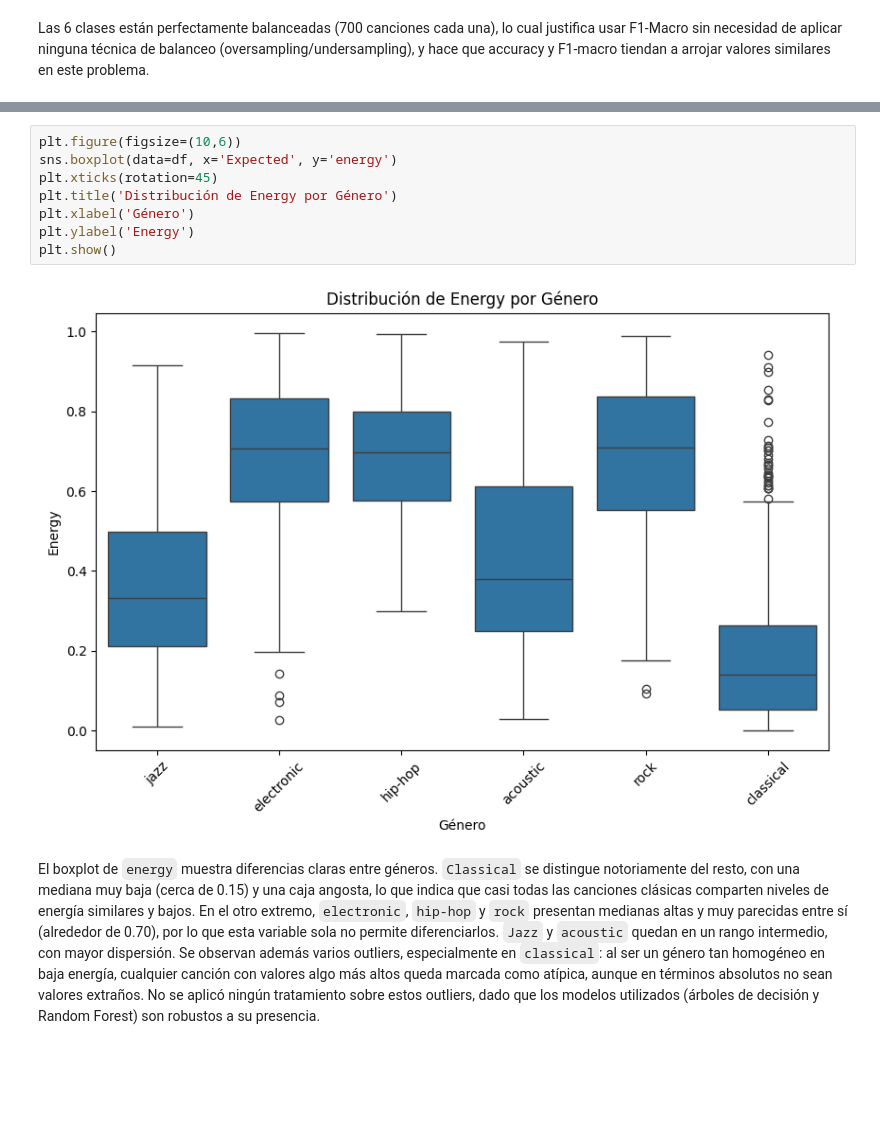
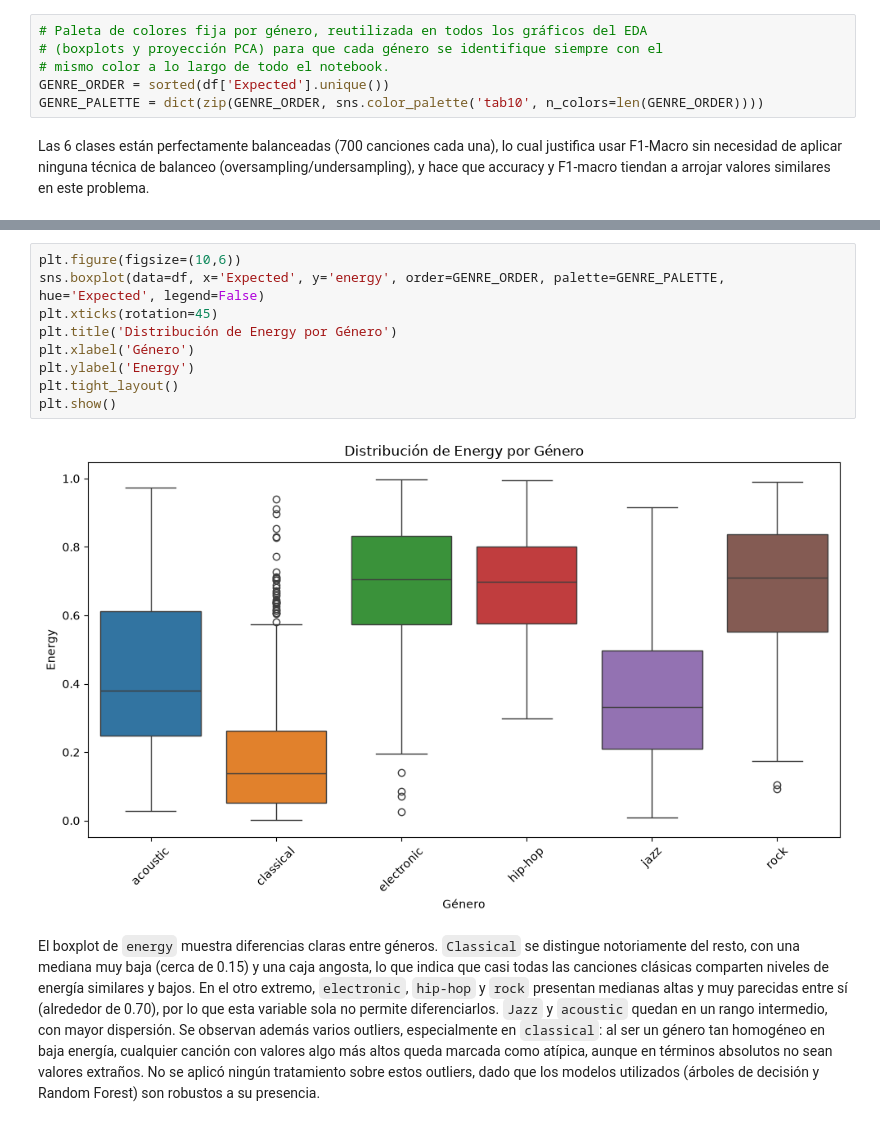
Before and after one commit to mvbullrich/tp2-tdvi-spotify, a Jupyter notebook: TP2_TDVI.ipynb, the cells around one changed output, grey strips where cells are left out. Drawn from its saved outputs; the diff is of its cells as text; blank space fills up the shorter version.

```diff
--- a/TP2_TDVI.ipynb
+++ b/TP2_TDVI.ipynb
@@ -77,6 +107,12 @@ acoustic      700
 rock          700
 classical     700
 Name: count, dtype: int64
+# %%
+# Paleta de colores fija por género, reutilizada en todos los gráficos del EDA
+# (boxplots y proyección PCA) para que cada género se identifique siempre con el
+# mismo color a lo largo de todo el notebook.
+GENRE_ORDER = sorted(df['Expected'].unique())
+GENRE_PALETTE = dict(zip(GENRE_ORDER, sns.color_palette('tab10', n_colors=len(GENRE_ORDER))))
 # %% [markdown]
 Las 6 clases están perfectamente balanceadas (700 canciones cada una), lo cual justifica usar F1-Macro sin necesidad de aplicar ninguna técnica de balanceo (oversampling/undersampling), y hace que accuracy y F1-macro tiendan a arrojar valores similares en este problema.
 # %% [markdown]
@@ -89,13 +137,14 @@ import matplotlib.pyplot as plt
 # %%
 plt.figure(figsize=(10,6))
-sns.boxplot(data=df, x='Expected', y='energy')
+sns.boxplot(data=df, x='Expected', y='energy', order=GENRE_ORDER, palette=GENRE_PALETTE, hue='Expected', legend=False)
 plt.xticks(rotation=45)
 plt.title('Distribución de Energy por Género')
 plt.xlabel('Género')
 plt.ylabel('Energy')
+plt.tight_layout()
 plt.show()
 # %% [output]
-[figure, old version]
+[figure, new version]
 # %% [markdown]
 El boxplot de ``energy`` muestra diferencias claras entre géneros. ``Classical`` se distingue notoriamente del resto, con una mediana muy baja (cerca de 0.15) y una caja angosta, lo que indica que casi todas las canciones clásicas comparten niveles de energía similares y bajos. En el otro extremo, ``electronic``, ``hip-hop`` y ``rock`` presentan medianas altas y muy parecidas entre sí (alrededor de 0.70), por lo que esta variable sola no permite diferenciarlos. ``Jazz`` y ``acoustic`` quedan en un rango intermedio, con mayor dispersión. Se observan además varios outliers, especialmente en ``classical``: al ser un género tan homogéneo en baja energía, cualquier canción con valores algo más altos queda marcada como atípica, aunque en términos absolutos no sean valores extraños. No se aplicó ningún tratamiento sobre estos outliers, dado que los modelos utilizados (árboles de decisión y Random Forest) son robustos a su presencia.
 # %%
```
Also changed, not shown: parts of 65 cells of this notebook.
